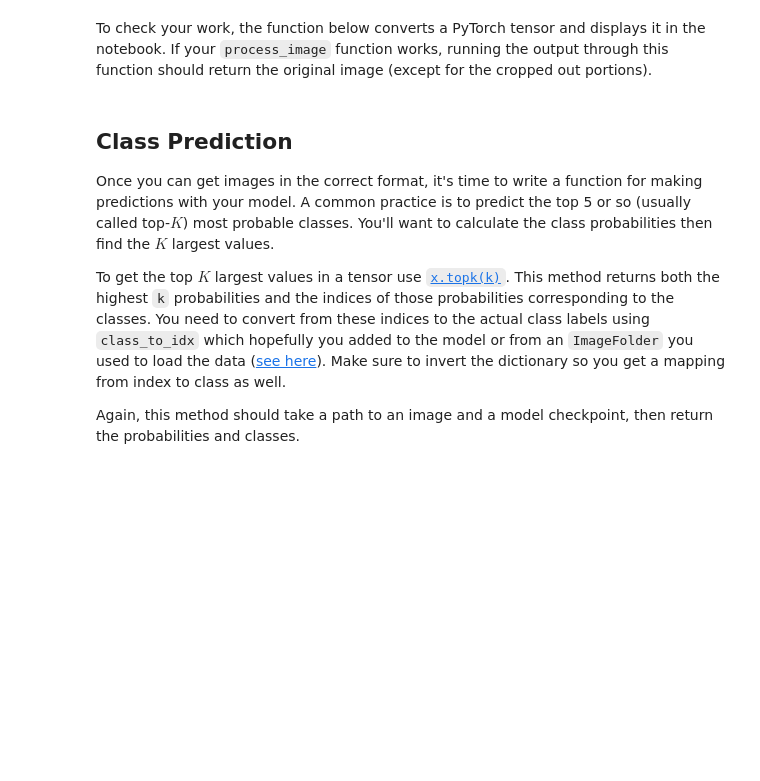
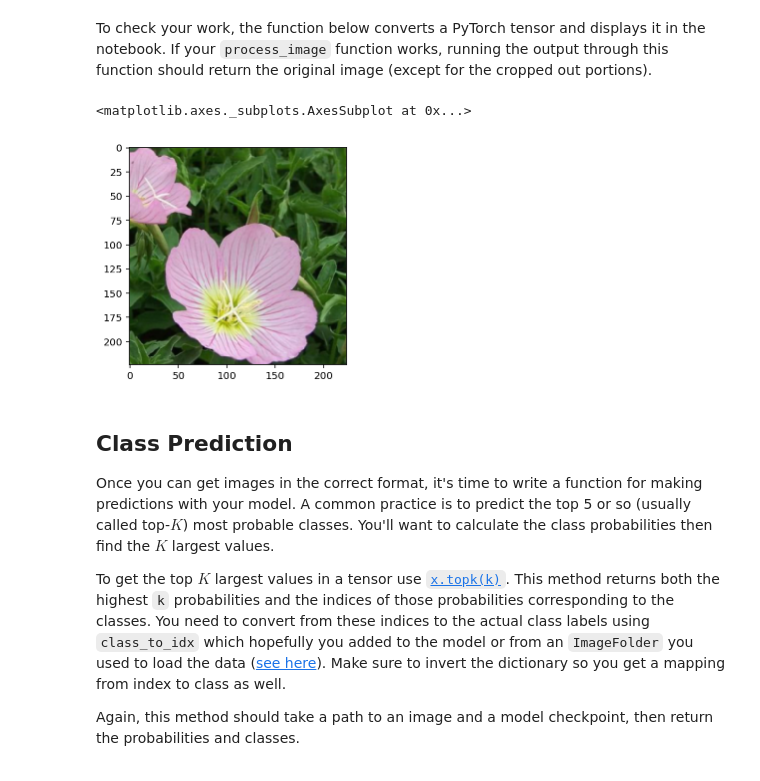
Before and after one commit to d88w/udacity_ml_deep_learning, a Jupyter notebook: project_image_classifier/PROJ_DL_image_classifier_flowers.ipynb, the cells around one changed output. Cells and saved outputs as stored; diff of their text form; code cells hidden in the pictures; blank space fills up the shorter version.

```diff
--- a/project_image_classifier/PROJ_DL_image_classifier_flowers.ipynb
+++ b/project_image_classifier/PROJ_DL_image_classifier_flowers.ipynb
@@ -304,8 +306,17 @@ def process_image(image):
     ''' Scales, crops, and normalizes a PIL image for a PyTorch model,
         returns an Numpy array
     '''
+    # Process a PIL image for use in a PyTorch model
+    pil_image = Image.open(image)  # Open imange
 
-    # TODO: Process a PIL image for use in a PyTorch model
+    transform = transforms.Compose([transforms.Resize(256),
+                                    transforms.CenterCrop(224),
+                                    transforms.ToTensor(),
+                                    transforms.Normalize([0.485, 0.456, 0.406],
+                                                         [0.229, 0.224, 0.225])]) # Transform to same as above
+
+    image_transformed = transform(pil_image)
+    return image_transformed
 # %% [markdown]
 To check your work, the function below converts a PyTorch tensor and displays it in the notebook. If your `process_image` function works, running the output through this function should return the original image (except for the cropped out portions).
 # %%
@@ -329,6 +340,13 @@ def imshow(image, ax=None, title=None):
     ax.imshow(image)
 
     return ax
+# %%
+# Testing the function above and check similar results are yielded.
+test_image = process_image('flowers/train/1/image_06738.jpg')
+imshow(test_image)
+# %% [output]
+<matplotlib.axes._subplots.AxesSubplot at 0x...>
+[figure, added]
 # %% [markdown]
 ## Class Prediction
 
```
Also changed, not shown: parts of 6 cells of this notebook.
